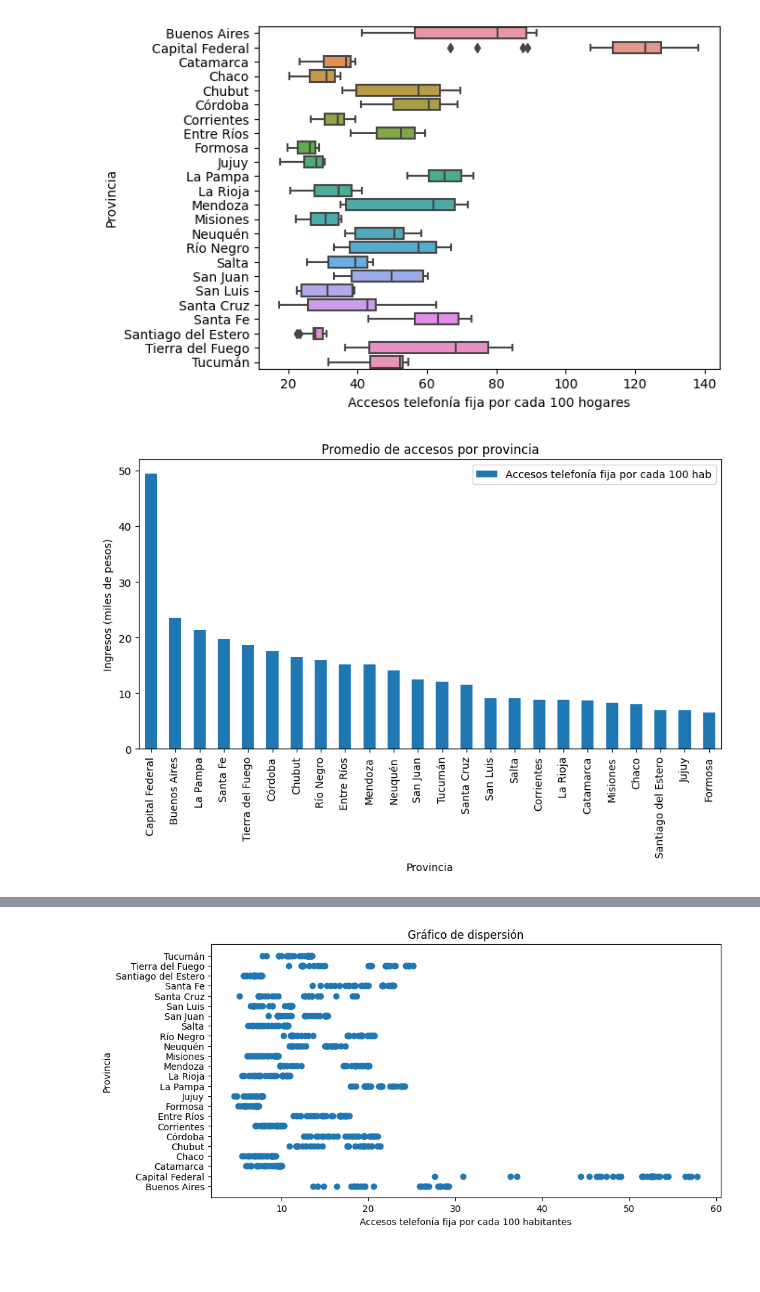
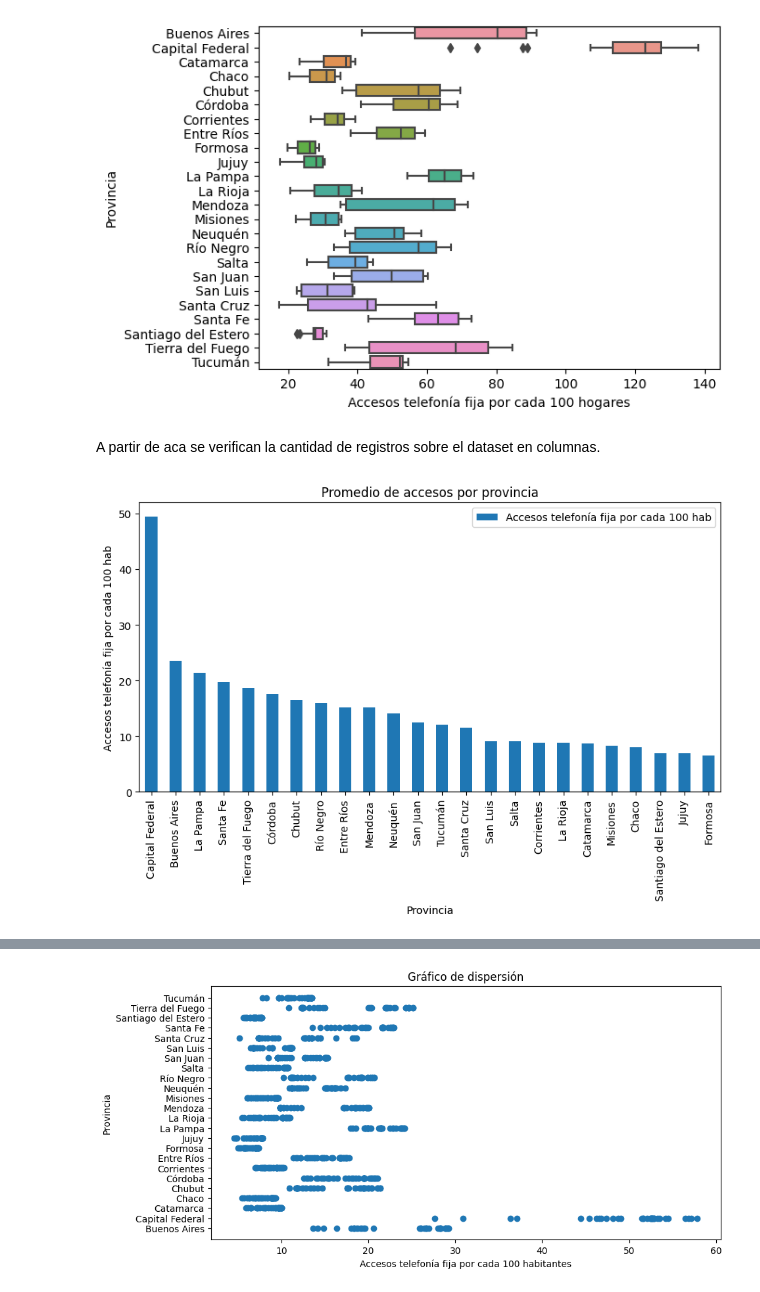
Before and after one commit to HernanCampo/Proyecto-Analityc, a Jupyter notebook: EDA_PA.ipynb, the cells around one changed output, grey strips where cells are left out. Cells and saved outputs as stored; diff of their text form; code cells hidden in the pictures; blank space fills up the shorter version.

```diff
--- a/EDA_PA.ipynb
+++ b/EDA_PA.ipynb
@@ -591,14 +536,16 @@ sns.boxplot(data=df6_tel_prov_x100, y='Provincia', x='Accesos telefonía fija po
 # %% [output]
 <AxesSubplot: xlabel='Accesos telefonía fija por cada 100 hogares', ylabel='Provincia'>
 [figure]
+# %% [markdown]
+A partir de aca se verifican la cantidad de registros sobre el dataset en columnas.
 # %%
 provincia_group = df6_tel_prov_x100.groupby('Provincia').mean().sort_values('Accesos telefonía fija por cada 100 hab', ascending=False)
 provincia_group.plot(kind='bar', y='Accesos telefonía fija por cada 100 hab', figsize=(10, 5))
-plt.ylabel('Ingresos (miles de pesos)')
+plt.ylabel('Accesos telefonía fija por cada 100 hab')
 plt.title('Promedio de accesos por provincia')
 plt.show()
 # %% [output]
-[figure, old version]
+[figure, new version]
 # %%
 provincia_group = df6_tel_prov_x100.groupby('Provincia').mean().sort_values('Accesos telefonía fija por cada 100 hogares', ascending=False)
 provincia_group.plot(kind='bar', y='Accesos telefonía fija por cada 100 hogares', figsize=(10, 5))
```
Also changed, not shown: parts of 118 cells of this notebook, 9 other files.
